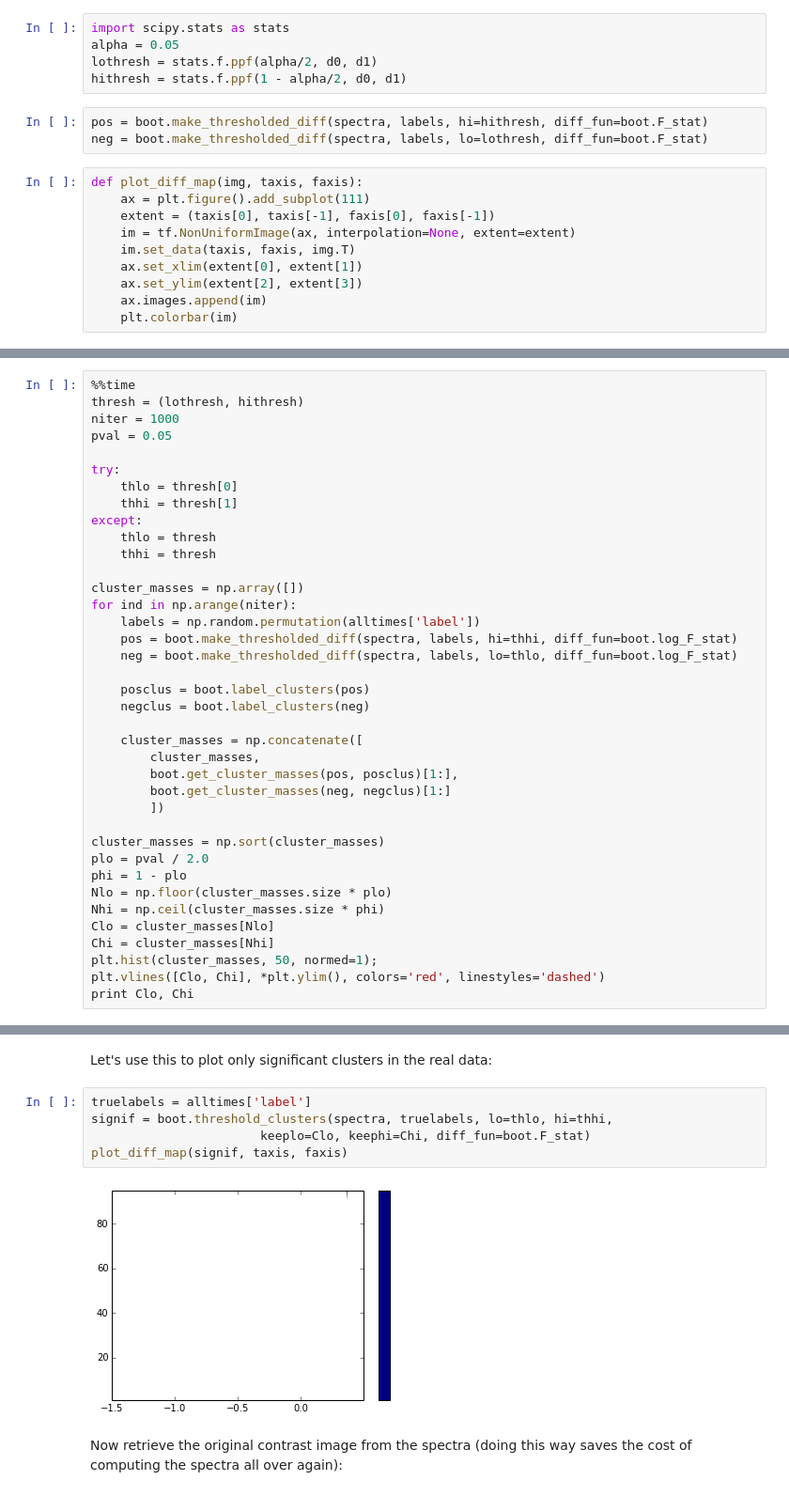
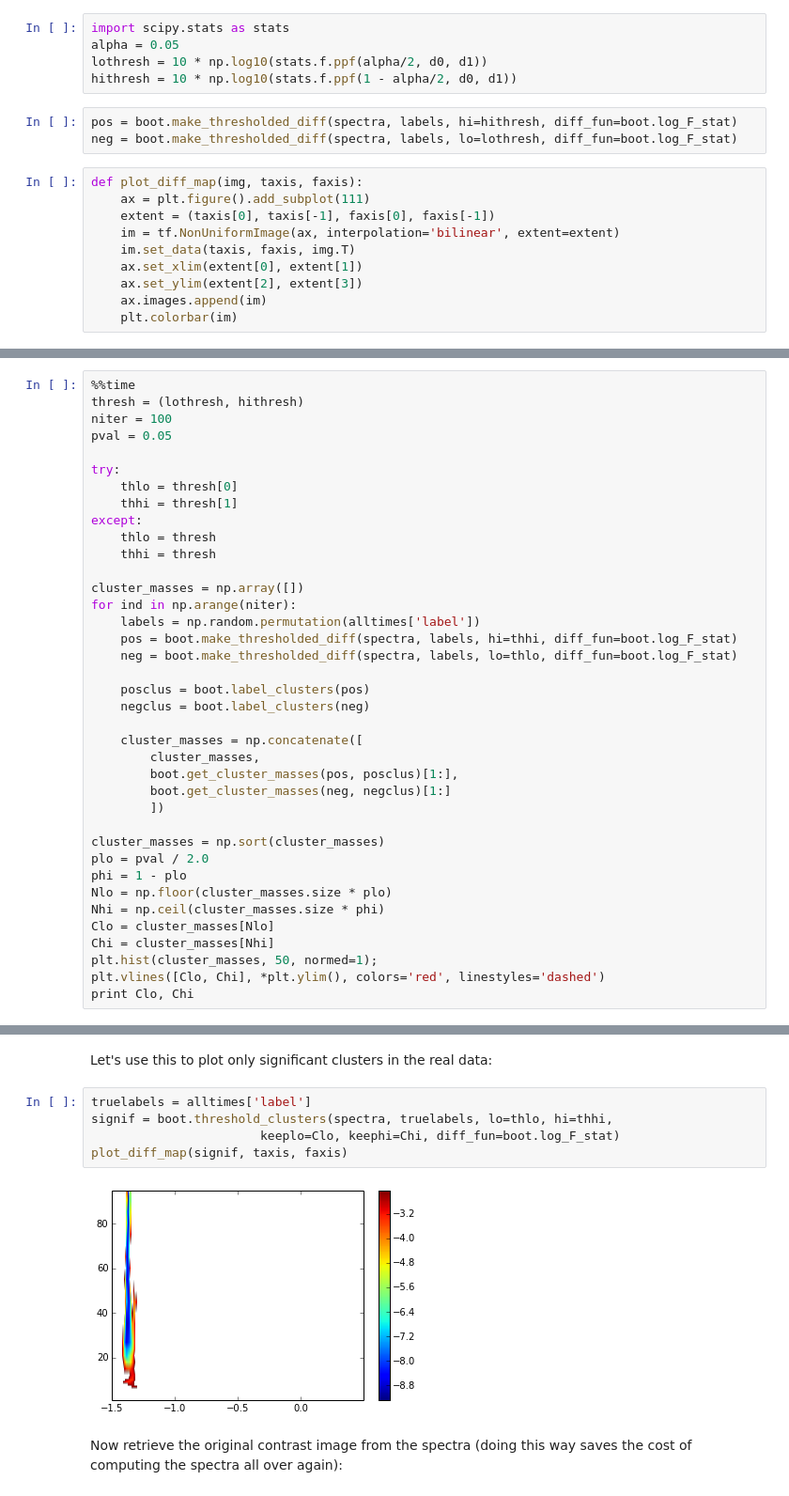
Before and after one commit to jmxpearson/physutils, a Jupyter notebook: examples/time_frequency_analysis.ipynb, the cells around one changed output, grey strips where cells are left out. Shown at 94% size. Saved outputs shown, nothing was run; the diff lists cells and outputs as text.

Commit message:
code works correctly for calculating significance
rationale for F-stat may be wrong, however

```diff
--- a/examples/time_frequency_analysis.ipynb
+++ b/examples/time_frequency_analysis.ipynb
@@ -157,16 +155,16 @@ We will need to set a threshold for this statistic.
 # %%
 import scipy.stats as stats
 alpha = 0.05
-lothresh = stats.f.ppf(alpha/2, d0, d1)
-hithresh = stats.f.ppf(1 - alpha/2, d0, d1)
+lothresh = 10 * np.log10(stats.f.ppf(alpha/2, d0, d1))
+hithresh = 10 * np.log10(stats.f.ppf(1 - alpha/2, d0, d1))
 # %%
-pos = boot.make_thresholded_diff(spectra, labels, hi=hithresh, diff_fun=boot.F_stat)
-neg = boot.make_thresholded_diff(spectra, labels, lo=lothresh, diff_fun=boot.F_stat)
+pos = boot.make_thresholded_diff(spectra, labels, hi=hithresh, diff_fun=boot.log_F_stat)
+neg = boot.make_thresholded_diff(spectra, labels, lo=lothresh, diff_fun=boot.log_F_stat)
 # %%
 def plot_diff_map(img, taxis, faxis):
     ax = plt.figure().add_subplot(111)
     extent = (taxis[0], taxis[-1], faxis[0], faxis[-1])
-    im = tf.NonUniformImage(ax, interpolation=None, extent=extent)
+    im = tf.NonUniformImage(ax, interpolation='bilinear', extent=extent)
     im.set_data(taxis, faxis, img.T)
     ax.set_xlim(extent[0], extent[1])
     ax.set_ylim(extent[2], extent[3])
@@ -211,7 +209,7 @@ Now, do the same thing a whole bunch of times:
 # %%
 %%time
 thresh = (lothresh, hithresh)
-niter = 1000
+niter = 100
 pval = 0.05
 
 try:
@@ -256,10 +254,10 @@ Let's use this to plot only significant clusters in the real data:
 # %%
 truelabels = alltimes['label']
 signif = boot.threshold_clusters(spectra, truelabels, lo=thlo, hi=thhi,
-                       keeplo=Clo, keephi=Chi, diff_fun=boot.F_stat)
+                       keeplo=Clo, keephi=Chi, diff_fun=boot.log_F_stat)
 plot_diff_map(signif, taxis, faxis)
 # %% [output]
-[figure, old version]
+[figure, new version]
 # %% [markdown]
 Now retrieve the original contrast image from the spectra (doing this way saves the cost of computing the spectra all over again):
 # %%
```
Also changed, not shown: parts of 6 cells of this notebook, 1 other file.
